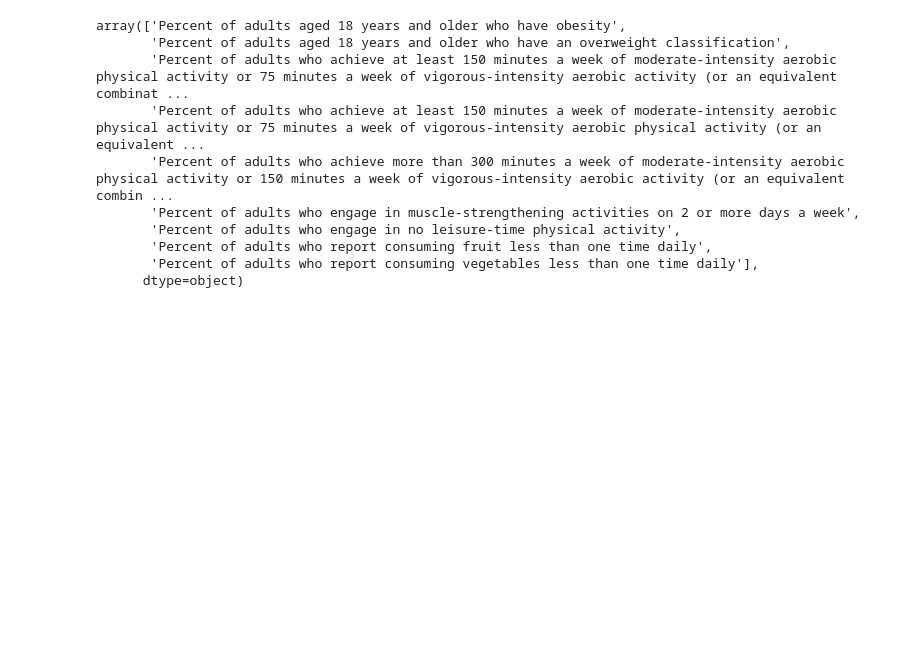
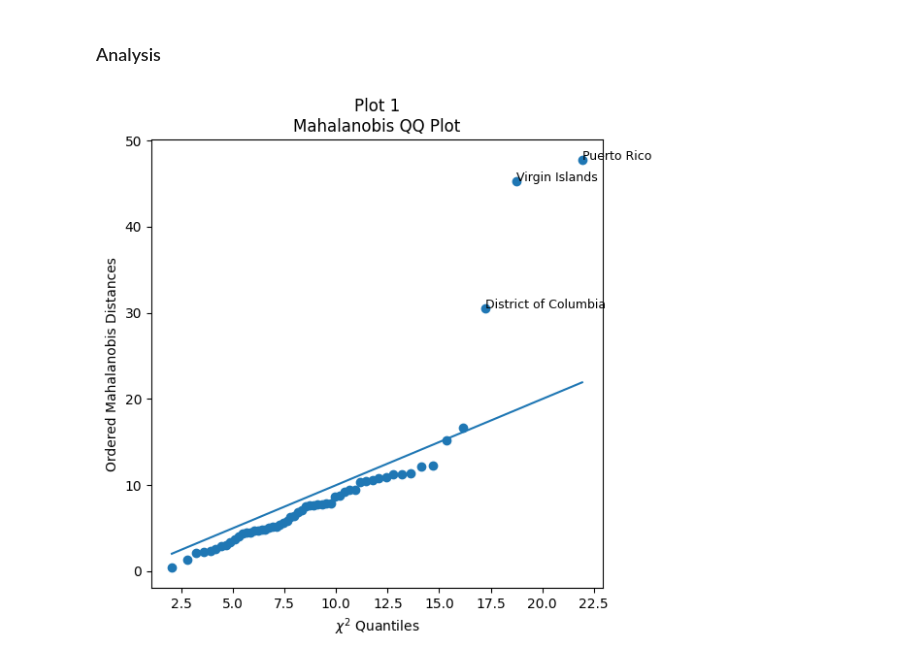
Before and after one commit to MasonHolcombe/STAT488, a Jupyter notebook: Project1/Project1.ipynb, the cells around one changed output. Cells and saved outputs as stored; diff of their text form; code cells hidden in the pictures; blank space fills up the shorter version.

Commit message:
Project 1 - Healthcare MV Normality & MANOVA

```diff
--- a/Project1/Project1.ipynb
+++ b/Project1/Project1.ipynb
@@ -2,0 +102,2 @@ import pandas as pd
+# %% [markdown]
+### Analysis
@@ -3,14 +110,63 @@ import pandas as pd
 # %%
 health = pd.read_csv('health/health.csv')
-health["Question"].unique()
+df = health
-# %% [output]
-array(['Percent of adults aged 18 years and older who have obesity',
-       'Percent of adults aged 18 years and older who have an overweight classification',
-       'Percent of adults who achieve at least 150 minutes a week of moderate-intensity aerobic physical activity or 75 minutes a week of vigorous-intensity aerobic activity (or an equivalent combinat ...
-       'Percent of adults who achieve at least 150 minutes a week of moderate-intensity aerobic physical activity or 75 minutes a week of vigorous-intensity aerobic physical activity (or an equivalent ...
-       'Percent of adults who achieve more than 300 minutes a week of moderate-intensity aerobic physical activity or 150 minutes a week of vigorous-intensity aerobic activity (or an equivalent combin ...
-       'Percent of adults who engage in muscle-strengthening activities on 2 or more days a week',
-       'Percent of adults who engage in no leisure-time physical activity',
-       'Percent of adults who report consuming fruit less than one time daily',
-       'Percent of adults who report consuming vegetables less than one time daily'],
-      dtype=object)
+# %%
+question_mapping = {
+    "Percent of adults aged 18 years and older who have an overweight classification": "overweight",
+    "Percent of adults aged 18 years and older who have obesity": "Obesity",
+    "Percent of adults who achieve at least 150 minutes a week of moderate-intensity aerobic physical activity or 75 minutes a week of vigorous-intensity aerobic activity (or an equivalent combination)": "Low Intense activity",
+    "Percent of adults who achieve at least 150 minutes a week of moderate-intensity aerobic physical activity or 75 minutes a week of vigorous-intensity aerobic physical activity (or an equivalent combination) and engage in muscle-strengthening activities on 2 or more days a week": "Intense activity",
+    "Percent of adults who achieve more than 300 minutes a week of moderate-intensity aerobic physical activity or 150 minutes a week of vigorous-intensity aerobic activity (or an equivalent combination)": "Moderate activity",
+    "Percent of adults who engage in muscle-strengthening activities on 2 or more days a week": "Muscle activity",
+    "Percent of adults who engage in no leisure-time physical activity": "Physical activity",
+    "Percent of adults who report consuming fruit less than one time daily": "<1 Fruit",
+    "Percent of adults who report consuming vegetables less than one time daily": "<1 Veg"
+}
+
+health_related = ["overweight", "Obesity"]
+physical_related = ["Low Intense activity", "Intense activity", "Moderate activity", "Muscle activity", "Physical activity"]
+diet_related = ["<1 Fruit", "<1 Veg"]
+# %%
+#### Plot 1 ####
+df_filtered = df[["LocationDesc", "Question", "Data_Value"]]
+df_wide = df_filtered.pivot_table(
+    index="LocationDesc",
+    columns="Question",
+    values="Data_Value",
+    aggfunc="mean"
+)
+
+df_wide = df_wide.dropna()
+df_wide.columns = list(question_mapping.values())
+
+X = df_wide.values
+
+mean = np.mean(X, axis=0)
+cov = np.cov(X.T)
+inv_cov = np.linalg.inv(cov)
+
+D = np.array([(x-mean).T @ inv_cov @ (x-mean) for x in X])
+
+n = len(D)
+p = X.shape[1]
+
+sorted_idx = np.argsort(D)
+sorted_D = D[sorted_idx]
+
+chi_vals = chi2.ppf((np.arange(1,n+1)-0.5)/n, df=p)
+
+plt.figure(figsize=(6,6))
+plt.scatter(chi_vals, sorted_D)
+plt.plot(chi_vals, chi_vals)
+
+for i in range(n-3, n):
+    original_index = sorted_idx[i]
+    label = df_wide.iloc[original_index].name
+    plt.text(chi_vals[i], sorted_D[i], label, fontsize=9)
+
+plt.xlabel(r"$\chi^2$ Quantiles")
+plt.ylabel("Ordered Mahalanobis Distances")
+plt.title("Plot 1\nMahalanobis QQ Plot")
+plt.show()
+# %% [output]
+[figure, added]
```
Also changed, not shown: parts of 14 cells of this notebook, 2 other files.
